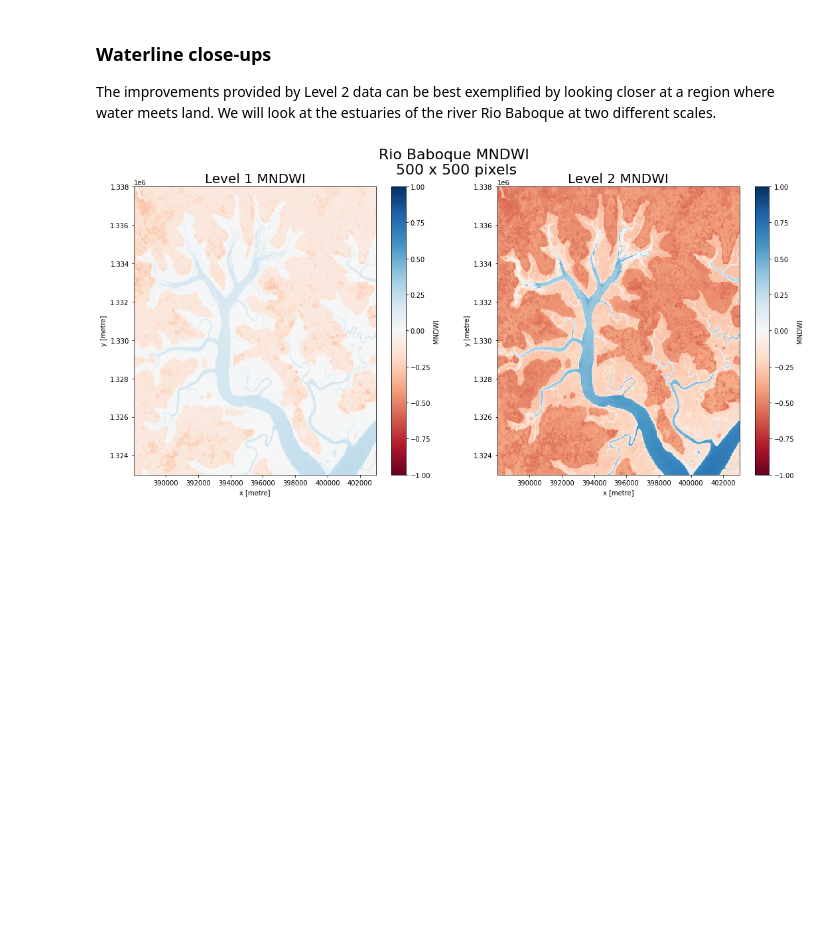
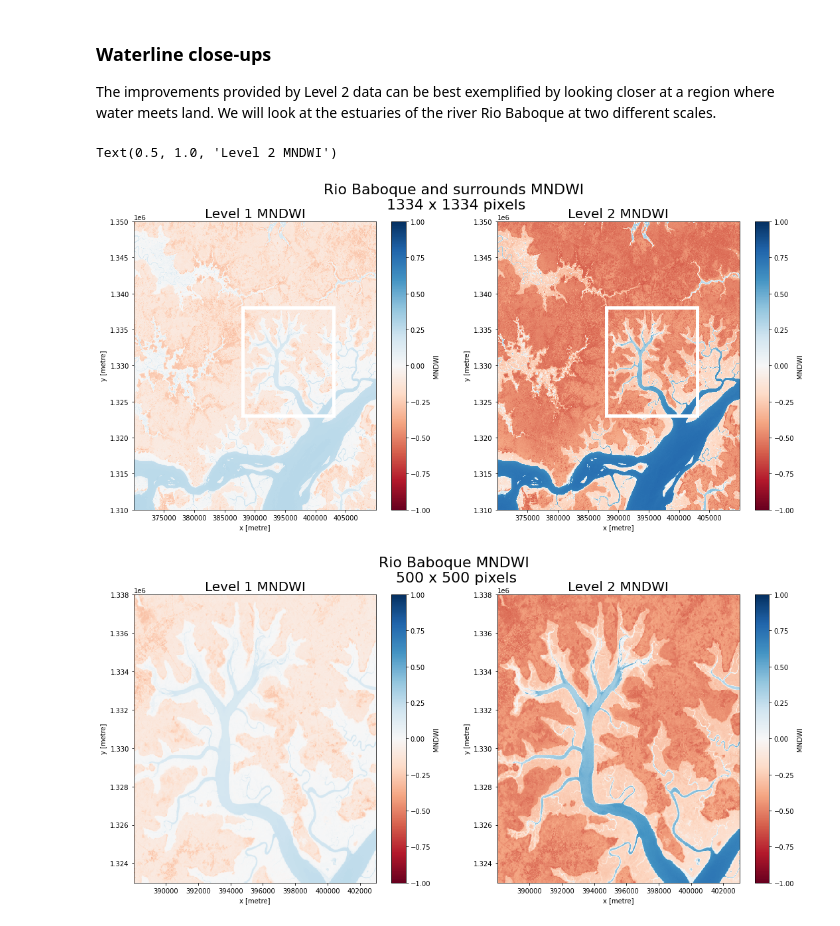
Before and after one commit to eefaye/deafrica-sandbox-notebooks, a Jupyter notebook: MNDWI Comparison - 7 July/Extended2_Level 1 Level 2 Comparison - MNDWI.ipynb, the cells around one changed output. Drawn from its saved outputs; the diff is of its cells as text; code cells hidden in the pictures; blank space fills up the shorter version.

```diff
--- a/MNDWI Comparison - 7 July/Extended2_Level 1 Level 2 Comparison - MNDWI.ipynb
+++ b/MNDWI Comparison - 7 July/Extended2_Level 1 Level 2 Comparison - MNDWI.ipynb
@@ -270,36 +270,39 @@ zoomed_ymax = 1338000
 # Note in the Dataset structure, y values are listed in decreasing order
 # This means ymax is listed first when performing a slice() command in the y dimension
 # %%
-# fig2, ax = plt.subplots(1, 2, figsize=(18, 8))
-# fig2.suptitle("Rio Baboque and surrounds MNDWI \n1334 x 1334 pixels", size=22)
+fig2, ax = plt.subplots(1, 2, figsize=(18, 8))
+fig2.suptitle("Rio Baboque and surrounds MNDWI \n1334 x 1334 pixels", size=22)
 
-# l1_data.MNDWI.sel(x=slice(370000, 410000), y=slice(1350000, 1310000)).plot(
-#     ax=ax[0], cmap="RdBu", vmin=-1, vmax=1
-# )
-# selection = patches.Rectangle(
-#     (zoomed_xmin, zoomed_ymin),
-#     15000,
-#     15000,
-#     linewidth=5,
-#     edgecolor="w",
-#     facecolor="none",
-# )
-# ax[0].add_patch(selection)
-# ax[0].set_title("Level 1 MNDWI", size=20)
+l1_data.MNDWI.sel(x=slice(370000, 410000), y=slice(1350000, 1310000)).plot(
+    ax=ax[0], cmap="RdBu", vmin=-1, vmax=1
+)
+selection = patches.Rectangle(
+    (zoomed_xmin, zoomed_ymin),
+    15000,
+    15000,
+    linewidth=5,
+    edgecolor="w",
+    facecolor="none",
+)
+ax[0].add_patch(selection)
+ax[0].set_title("Level 1 MNDWI", size=20)
 
-# l2_data.MNDWI.sel(x=slice(370000, 410000), y=slice(1350000, 1310000)).plot(
-#     ax=ax[1], cmap="RdBu", vmin=-1, vmax=1
-# )
-# selection = patches.Rectangle(
-#     (zoomed_xmin, zoomed_ymin),
-#     15000,
-#     15000,
-#     linewidth=5,
-#     edgecolor="w",
-#     facecolor="none",
-# )
-# ax[1].add_patch(selection)
-# ax[1].set_title("Level 2 MNDWI", size=20)
+l2_data.MNDWI.sel(x=slice(370000, 410000), y=slice(1350000, 1310000)).plot(
+    ax=ax[1], cmap="RdBu", vmin=-1, vmax=1
+)
+selection = patches.Rectangle(
+    (zoomed_xmin, zoomed_ymin),
+    15000,
+    15000,
+    linewidth=5,
+    edgecolor="w",
+    facecolor="none",
+)
+ax[1].add_patch(selection)
+ax[1].set_title("Level 2 MNDWI", size=20)
+# %% [output]
+Text(0.5, 1.0, 'Level 2 MNDWI')
+[figure, added]
 # %%
 fig3, ax = plt.subplots(1, 2, figsize=(18, 8))
 fig3.suptitle("Rio Baboque MNDWI \n500 x 500 pixels", size = 22)
```
Also changed, not shown: parts of 17 cells of this notebook.
